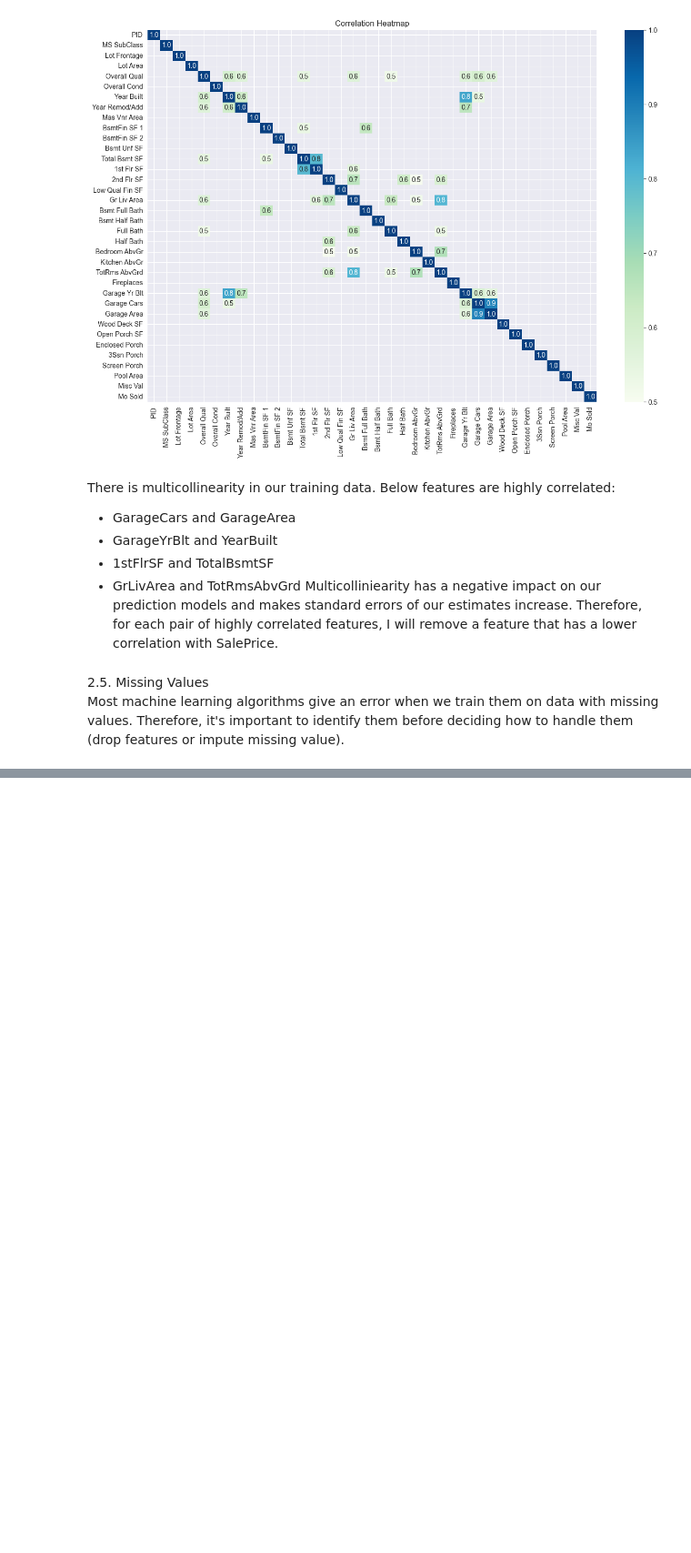
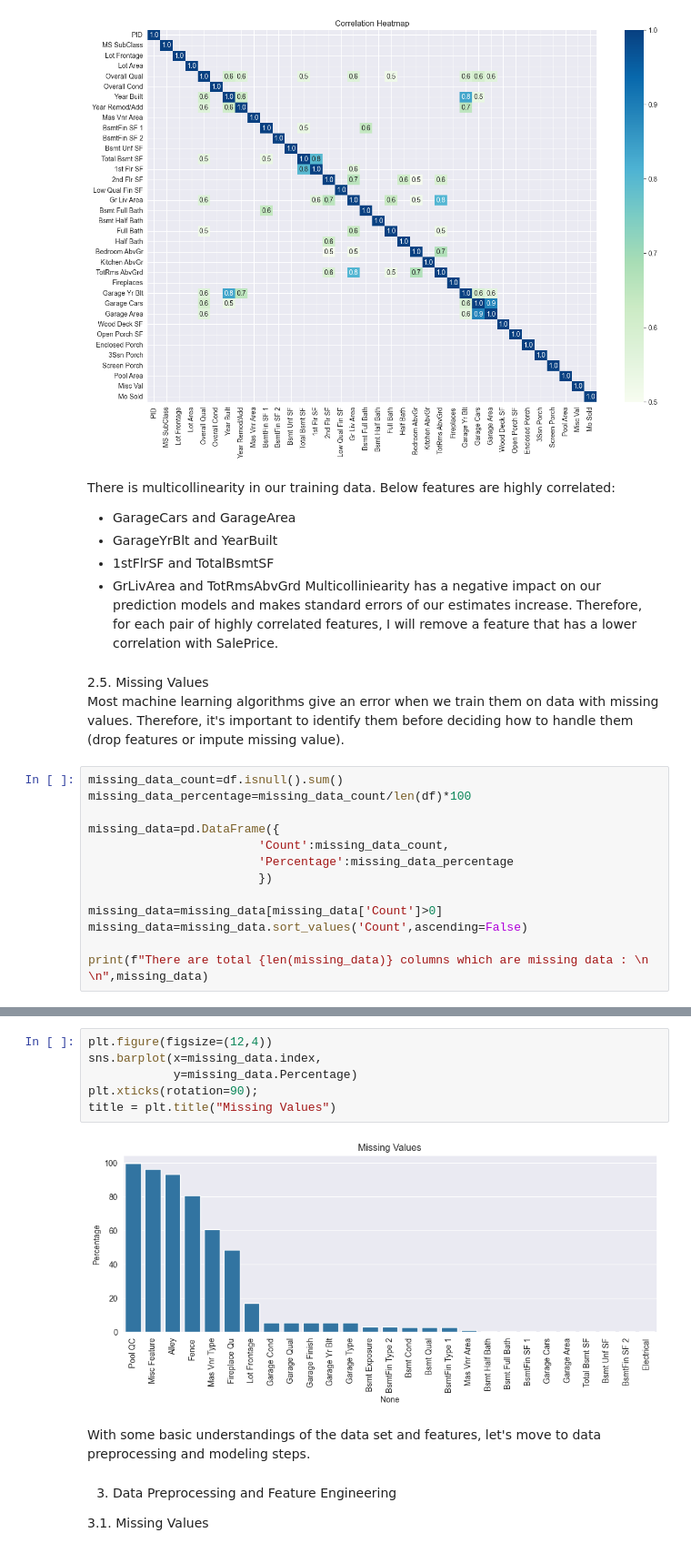
Before and after one commit to HimanshuChoudhary3004/Ames-house-prediction-with-Advance-regression, a Jupyter notebook: src/main.ipynb, the cells around one changed output, grey strips where cells are left out. Shown at 91% size. Saved outputs shown, nothing was run; the diff lists cells and outputs as text; blank space fills up the shorter version.

Commit message:
Feature Engineering done

```diff
--- a/src/main.ipynb
+++ b/src/main.ipynb
@@ -378,3 +385,16 @@ Multicolliniearity has a negative impact on our prediction models and makes stan
 # %% [markdown]
 2.5. Missing Values<br>
 Most machine learning algorithms give an error when we train them on data with missing values. Therefore, it's important to identify them before deciding how to handle them (drop features or impute missing value).
+# %%
+missing_data_count=df.isnull().sum()
+missing_data_percentage=missing_data_count/len(df)*100
+
+missing_data=pd.DataFrame({
+                        'Count':missing_data_count,
+                        'Percentage':missing_data_percentage
+                        })
+
+missing_data=missing_data[missing_data['Count']>0]
+missing_data=missing_data.sort_values('Count',ascending=False)
+
+print(f"There are total {len(missing_data)} columns which are missing data : \n \n",missing_data)
@@ -380,0 +419,14 @@ Most machine learning algorithms give an error when we train them on data with m
+# %%
+plt.figure(figsize=(12,4))
+sns.barplot(x=missing_data.index,
+            y=missing_data.Percentage)
+plt.xticks(rotation=90);
+title = plt.title("Missing Values")
+# %% [output]
+[figure, added]
+# %% [markdown]
+With some basic understandings of the data set and features, let's move to data preprocessing and modeling steps.
+# %% [markdown]
+3. Data Preprocessing and Feature Engineering<br>
+
+3.1. Missing Values
```
Also changed, not shown: parts of 17 cells of this notebook.
